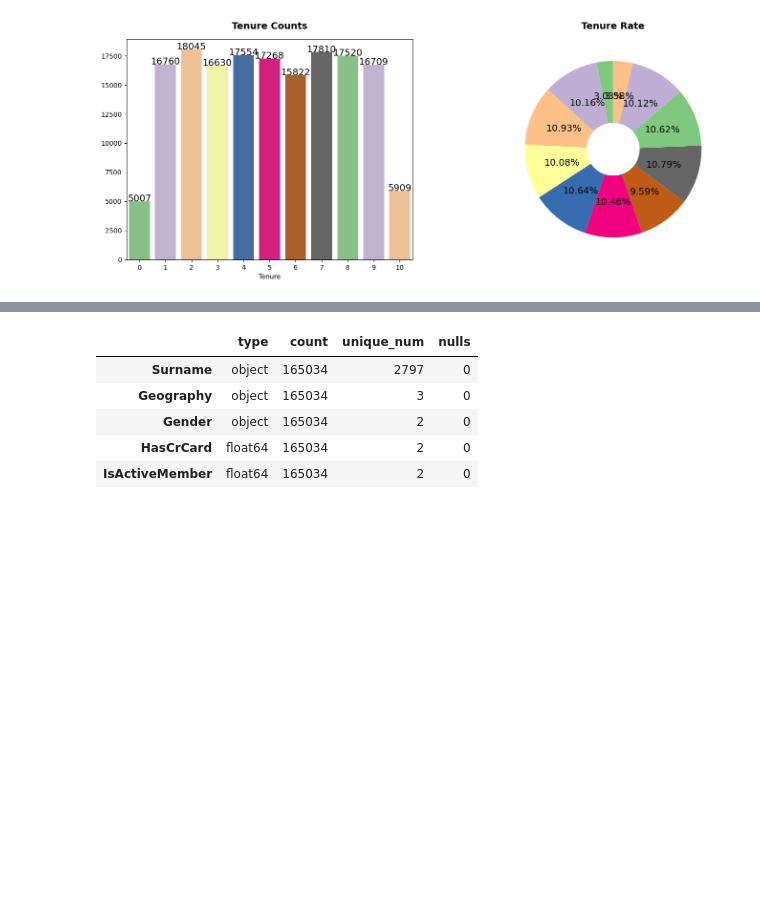
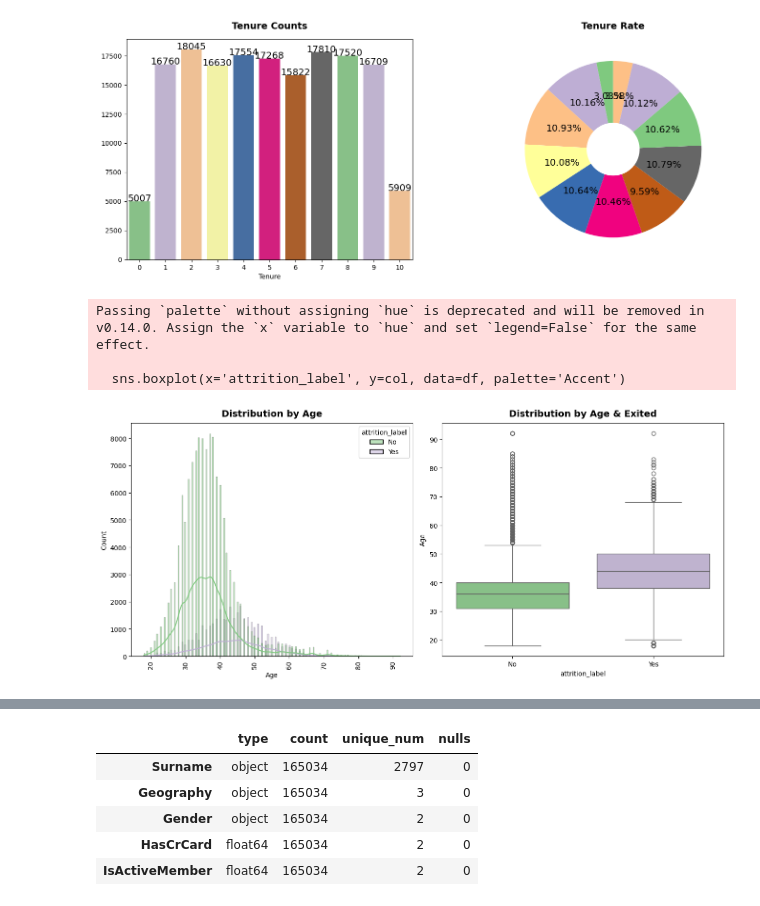
Before and after one commit to shs1018/iM_DiGital_Banker_academy, a Jupyter notebook: projects/iMBank_pj2/Visualization.ipynb, the cells around one changed output, grey strips where cells are left out. Drawn from its saved outputs; the diff is of its cells as text; code cells hidden in the pictures; blank space fills up the shorter version.

```diff
--- a/projects/iMBank_pj2/Visualization.ipynb
+++ b/projects/iMBank_pj2/Visualization.ipynb
@@ -176,3 +176,35 @@ Passing `palette` without assigning `hue` is deprecated and will be removed in v
 
   sns.barplot(x=attrition_rate.index,y=attrition_rate.values,palette= 'Accent')
 [figure]
+# %%
+import matplotlib.ticker as ticker
+
+def hist_with_hue(df, col, attrition_col):
+    plt.figure(figsize=(13.5, 6))
+
+    # Convert integer attrition column to 'Yes' and 'No'
+    df['attrition_label'] = np.where(df[attrition_col] == 1, 'Yes', 'No')
+
+    plt.subplot(1, 2, 1)
+    sns.histplot(x=col, hue='attrition_label', data=df, kde=True, palette='Accent')
+
+    # Configure the x-axis to display integer values and center-align the labels
+    ax = plt.gca()
+    ax.xaxis.set_major_locator(ticker.MaxNLocator(integer=True))
+    plt.xticks(rotation=90, position=(0.5, 0), ha='center')  # Rotate x-axis labels by 90 degrees and center-align
+
+    plt.title(f"Distribution by {col}", fontweight="black", size=14, pad=10)
+
+    plt.subplot(1, 2, 2)
+    sns.boxplot(x='attrition_label', y=col, data=df, palette='Accent')
+    plt.title(f"Distribution by {col} & {attrition_col}", fontweight="black", size=14, pad=10)
+
+    plt.tight_layout()
+    plt.show()
+# %%
+hist_with_hue(train, 'Age', 'Exited')
+# %% [output]
+Passing `palette` without assigning `hue` is deprecated and will be removed in v0.14.0. Assign the `x` variable to `hue` and set `legend=False` for the same effect.
+
+  sns.boxplot(x='attrition_label', y=col, data=df, palette='Accent')
+[figure, added]
```
Also changed, not shown: parts of 4 cells of this notebook, 6 other files.
